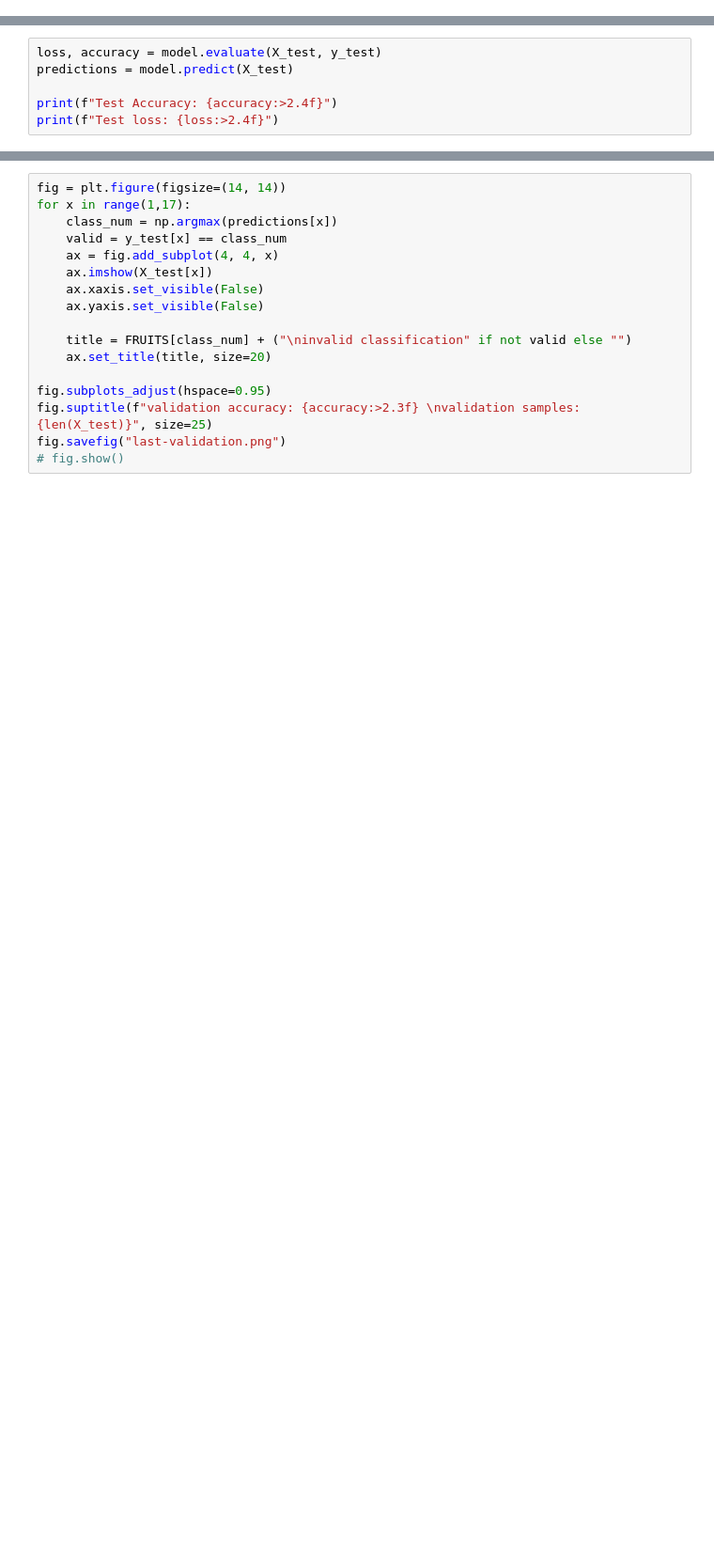
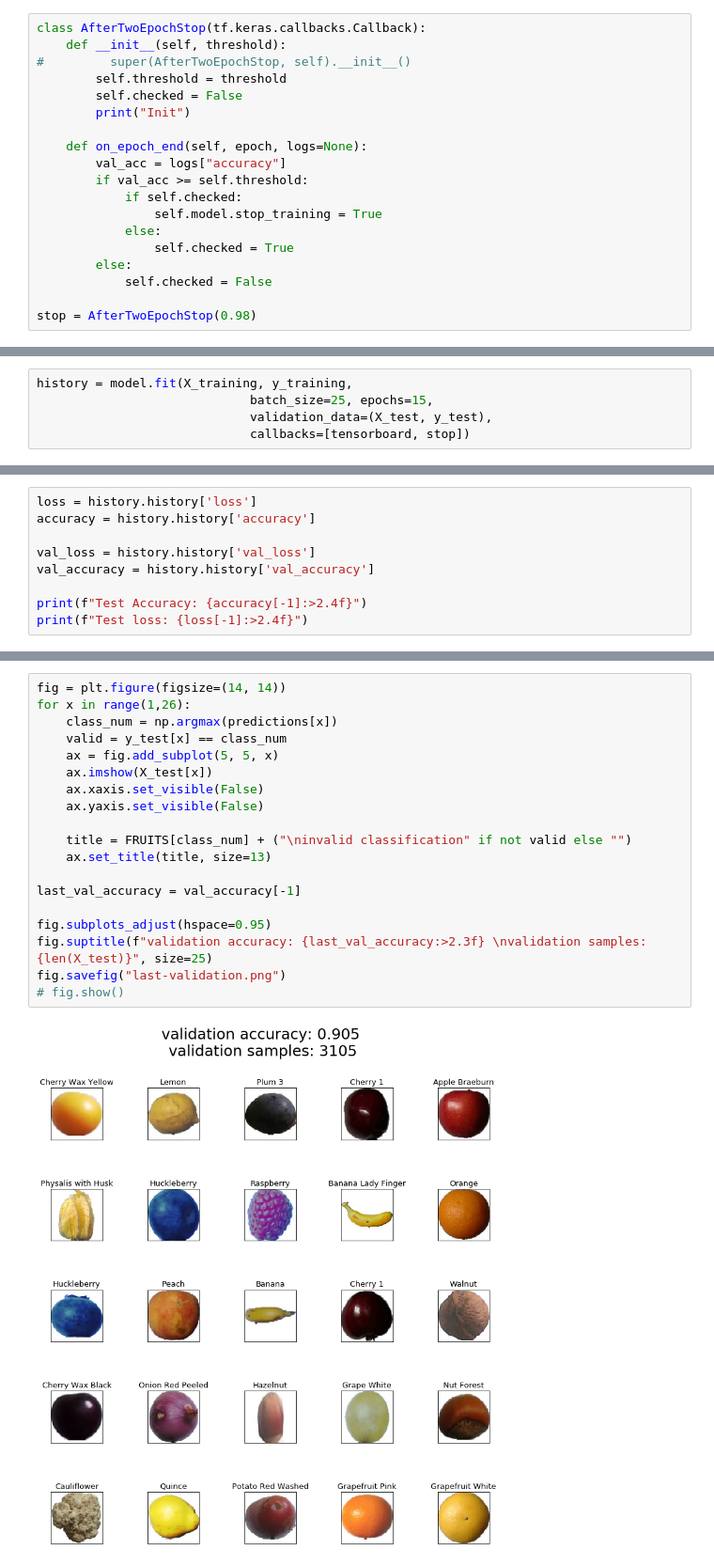
Before and after one commit to GrzegorzKrug/GymTrain, a Jupyter notebook: gym-train/classification/fruits/classify-fruits.ipynb, the cells around one changed output, grey strips where cells are left out. Shown: that part at 94% size. Drawn from its saved outputs; the diff is of its cells as text; blank space fills up the shorter version.

Commit message:
Logging validation

```diff
--- a/gym-train/classification/fruits/classify-fruits.ipynb
+++ b/gym-train/classification/fruits/classify-fruits.ipynb
@@ -132,0 +100,19 @@ print(f"y shape: {y_test.shape}")
+# %%
+class AfterTwoEpochStop(tf.keras.callbacks.Callback):
+    def __init__(self, threshold):
+#         super(AfterTwoEpochStop, self).__init__()
+        self.threshold = threshold
+        self.checked = False
+        print("Init")
+
+    def on_epoch_end(self, epoch, logs=None):
+        val_acc = logs["accuracy"]
+        if val_acc >= self.threshold:
+            if self.checked:
+                self.model.stop_training = True
+            else:
+                self.checked = True
+        else:
+            self.checked = False
+
+stop = AfterTwoEpochStop(0.98)
@@ -132,0 +175,5 @@ print(f"y shape: {y_test.shape}")
+# %%
+history = model.fit(X_training, y_training,
+                             batch_size=25, epochs=15,
+                             validation_data=(X_test, y_test),
+                             callbacks=[tensorboard, stop])
@@ -133,6 +198,9 @@ print(f"y shape: {y_test.shape}")
 # %%
-loss, accuracy = model.evaluate(X_test, y_test)
-predictions = model.predict(X_test)
+loss = history.history['loss']
+accuracy = history.history['accuracy']
 
-print(f"Test Accuracy: {accuracy:>2.4f}")
-print(f"Test loss: {loss:>2.4f}")
+val_loss = history.history['val_loss']
+val_accuracy = history.history['val_accuracy']
+
+print(f"Test Accuracy: {accuracy[-1]:>2.4f}")
+print(f"Test loss: {loss[-1]:>2.4f}")
@@ -139,20 +212,24 @@ print(f"Test loss: {loss:>2.4f}")
 # %%
 fig = plt.figure(figsize=(14, 14))
-for x in range(1,17):
+for x in range(1,26):
     class_num = np.argmax(predictions[x])
     valid = y_test[x] == class_num
-    ax = fig.add_subplot(4, 4, x)
+    ax = fig.add_subplot(5, 5, x)
     ax.imshow(X_test[x])
     ax.xaxis.set_visible(False)
     ax.yaxis.set_visible(False)
 
     title = FRUITS[class_num] + ("\ninvalid classification" if not valid else "")
-    ax.set_title(title, size=20)
+    ax.set_title(title, size=13)
+
+last_val_accuracy = val_accuracy[-1]
 
 fig.subplots_adjust(hspace=0.95)
-fig.suptitle(f"validation accuracy: {accuracy:>2.3f} \nvalidation samples: {len(X_test)}", size=25)
+fig.suptitle(f"validation accuracy: {last_val_accuracy:>2.3f} \nvalidation samples: {len(X_test)}", size=25)
 fig.savefig("last-validation.png")
 # fig.show()
+# %% [output]
+[figure, added]
 # %%
 SMOOTH = False
 
```
Also changed, not shown: parts of 15 cells of this notebook, 2 other files.
